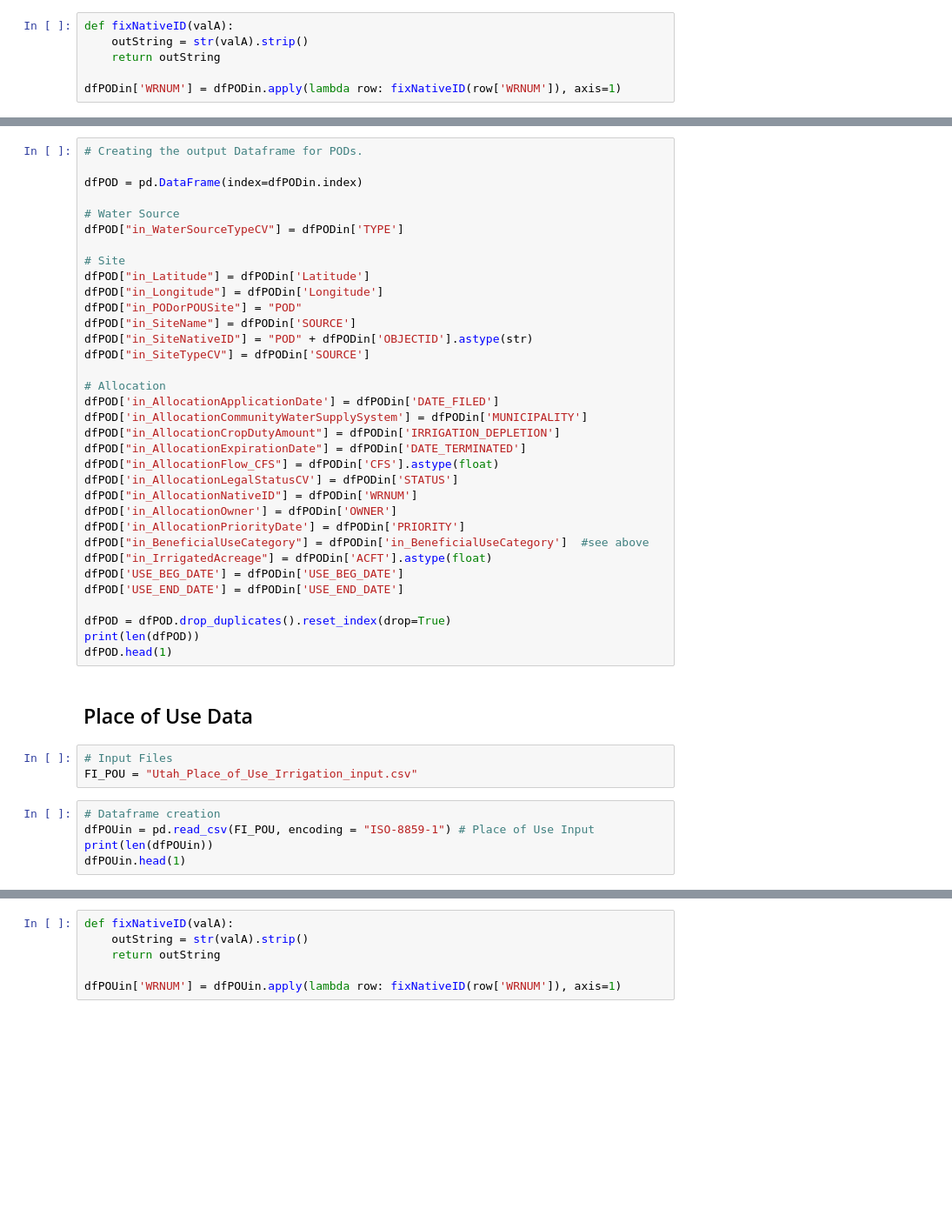
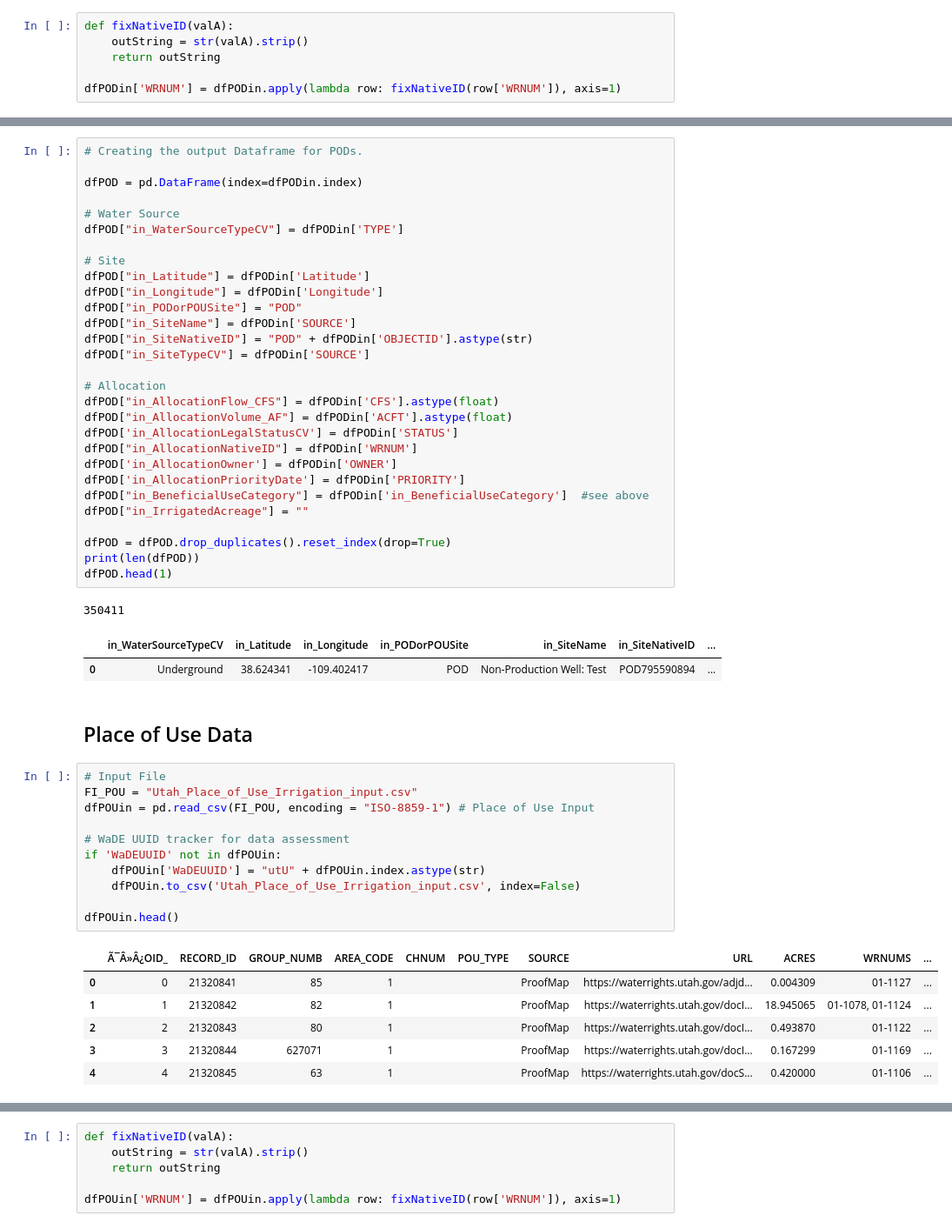
Before and after one commit to WSWCWaterDataExchange/MappingStatesDataToWaDE2.0, a Jupyter notebook: Utah/WaterAllocation/0_PreProcessUtahAllocationData.ipynb, the cells around one changed output, grey strips where cells are left out. Shown at 87% size. Drawn from its saved outputs; the diff is of its cells as text; blank space fills up the shorter version.

```diff
--- a/Utah/WaterAllocation/0_PreProcessUtahAllocationData.ipynb
+++ b/Utah/WaterAllocation/0_PreProcessUtahAllocationData.ipynb
@@ -83,33 +96,42 @@ dfPOD["in_SiteNativeID"] = "POD" + dfPODin['OBJECTID'].astype(str)
 dfPOD["in_SiteTypeCV"] = dfPODin['SOURCE']
 
 # Allocation
-dfPOD['in_AllocationApplicationDate'] = dfPODin['DATE_FILED']
-dfPOD['in_AllocationCommunityWaterSupplySystem'] = dfPODin['MUNICIPALITY']
-dfPOD["in_AllocationCropDutyAmount"] = dfPODin['IRRIGATION_DEPLETION']
-dfPOD["in_AllocationExpirationDate"] = dfPODin['DATE_TERMINATED']
 dfPOD["in_AllocationFlow_CFS"] = dfPODin['CFS'].astype(float)
+dfPOD["in_AllocationVolume_AF"] = dfPODin['ACFT'].astype(float)
 dfPOD['in_AllocationLegalStatusCV'] = dfPODin['STATUS']
 dfPOD["in_AllocationNativeID"] = dfPODin['WRNUM']
 dfPOD['in_AllocationOwner'] = dfPODin['OWNER']
 dfPOD['in_AllocationPriorityDate'] = dfPODin['PRIORITY']
 dfPOD["in_BeneficialUseCategory"] = dfPODin['in_BeneficialUseCategory']  #see above
-dfPOD["in_IrrigatedAcreage"] = dfPODin['ACFT'].astype(float)
-dfPOD['USE_BEG_DATE'] = dfPODin['USE_BEG_DATE']
-dfPOD['USE_END_DATE'] = dfPODin['USE_END_DATE']
+dfPOD["in_IrrigatedAcreage"] = ""
 
 dfPOD = dfPOD.drop_duplicates().reset_index(drop=True)
 print(len(dfPOD))
 dfPOD.head(1)
+# %% [output]
+350411
+|  | in_WaterSourceTypeCV | in_Latitude | in_Longitude | in_PODorPOUSite | in_SiteName | in_SiteNativeID | ... |
+| 0 | Underground | 38.624341 | -109.402417 | POD | Non-Production Well: Test | POD795590894 | ... |
 # %% [markdown]
 ## Place of Use Data
-# %%
-# Input Files
-FI_POU = "Utah_Place_of_Use_Irrigation_input.csv"
 # %%
-# Dataframe creation
+# Input File
+FI_POU = "Utah_Place_of_Use_Irrigation_input.csv"
 dfPOUin = pd.read_csv(FI_POU, encoding = "ISO-8859-1") # Place of Use Input
-print(len(dfPOUin))
-dfPOUin.head(1)
+
+# WaDE UUID tracker for data assessment
+if 'WaDEUUID' not in dfPOUin:
+    dfPOUin['WaDEUUID'] = "utU" + dfPOUin.index.astype(str)
+    dfPOUin.to_csv('Utah_Place_of_Use_Irrigation_input.csv', index=False)
+
+dfPOUin.head()
+# %% [output]
+|  | Ã¯Â»Â¿OID_ | RECORD_ID | GROUP_NUMB | AREA_CODE | CHNUM | POU_TYPE | SOURCE | URL | ACRES | WRNUMS | ... |
+| 0 | 0 | 21320841 | 85 | 1 |  |  | ProofMap | https://waterrights.utah.gov/adjd... | 0.004309 | 01-1127 | ... |
+| 1 | 1 | 21320842 | 82 | 1 |  |  | ProofMap | https://waterrights.utah.gov/docI... | 18.945065 | 01-1078, 01-1124 | ... |
+| 2 | 2 | 21320843 | 80 | 1 |  |  | ProofMap | https://waterrights.utah.gov/docI... | 0.493870 | 01-1122 | ... |
+| 3 | 3 | 21320844 | 627071 | 1 |  |  | ProofMap | https://waterrights.utah.gov/docI... | 0.167299 | 01-1169 | ... |
+| 4 | 4 | 21320845 | 63 | 1 |  |  | ProofMap | https://waterrights.utah.gov/docS... | 0.420000 | 01-1106 | ... |
 # %%
 # Need to split out WRNUMS into their own row
 # The explode() method explodes lists into separate rows.
```
Also changed, not shown: parts of 22 cells of this notebook, 3 other files.
